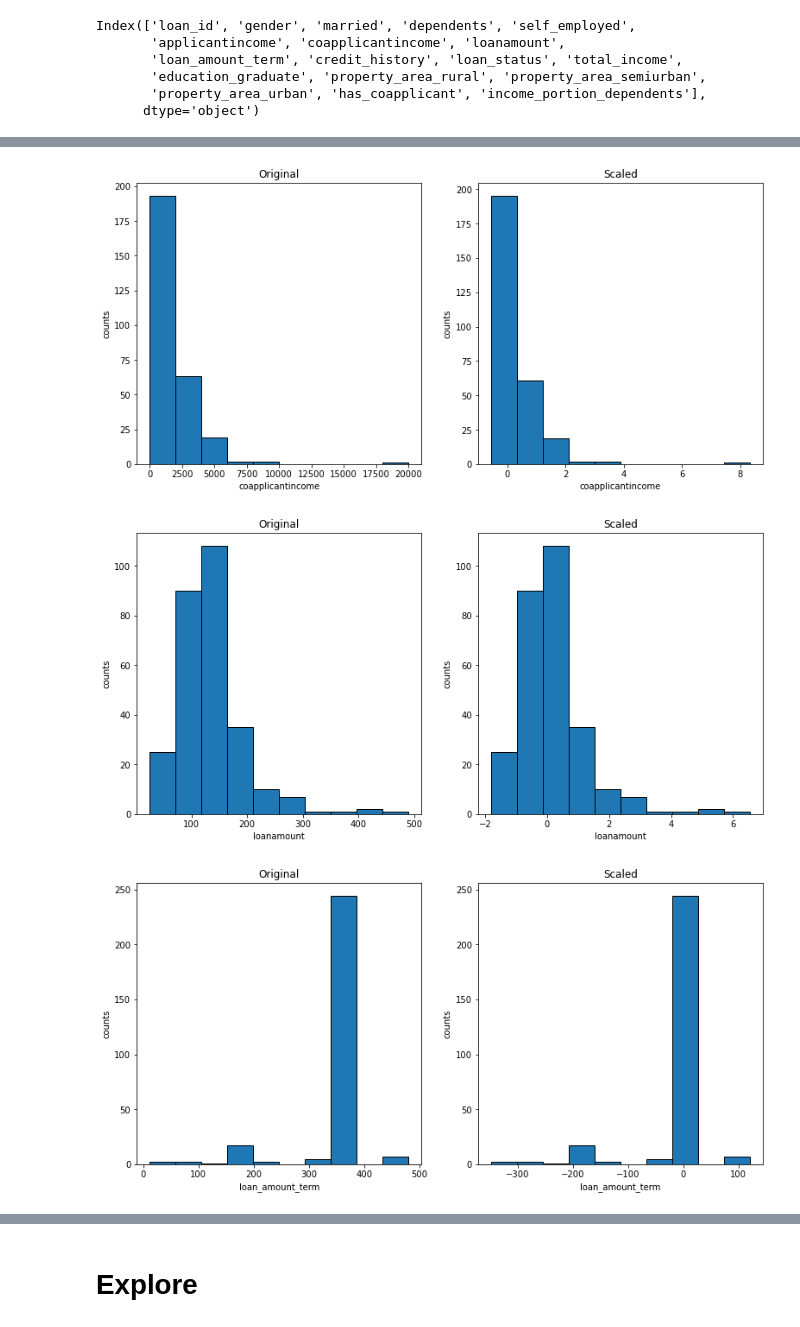
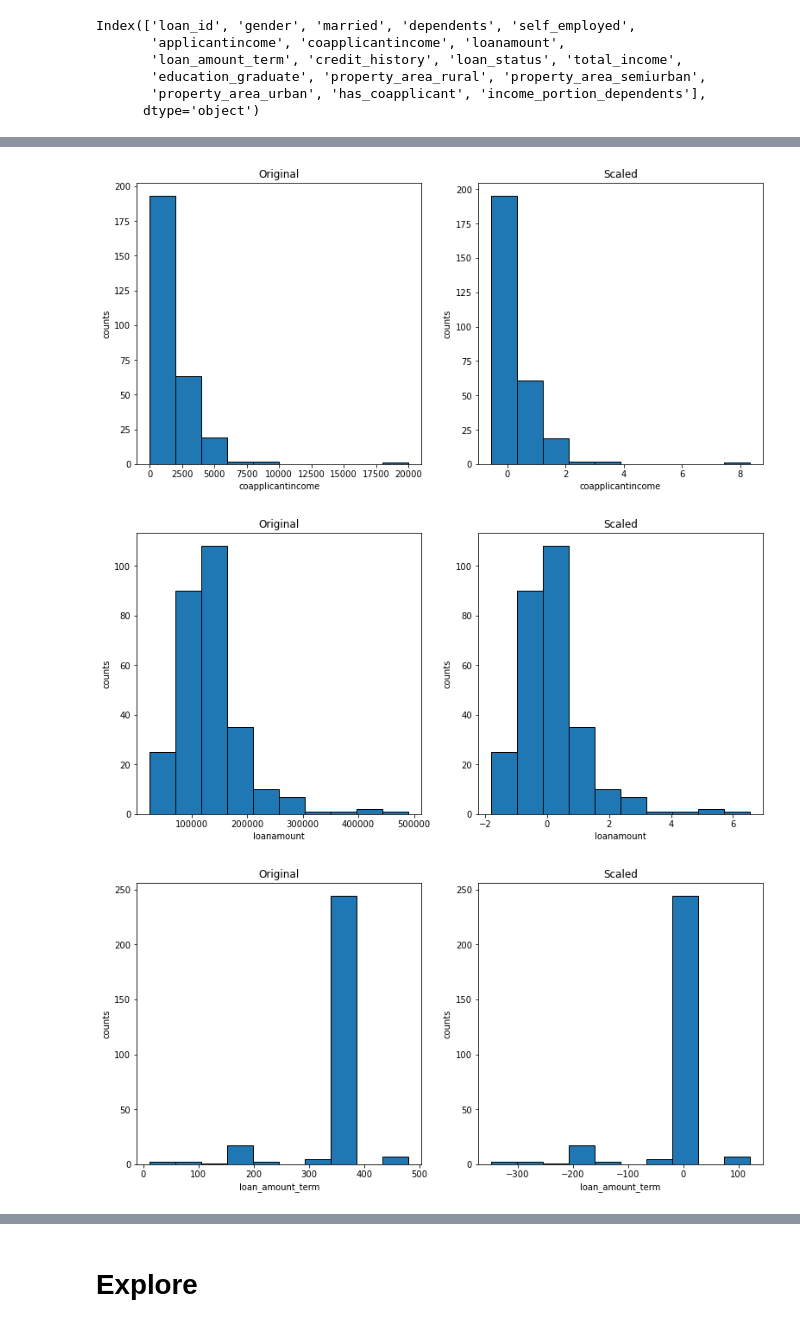
Before and after one commit to cindyvillanuevads/individual_project, a Jupyter notebook: loan_application_project.ipynb, the cells around one changed output, grey strips where cells are left out. Saved outputs shown, nothing was run; the diff lists cells and outputs as text; code cells hidden in the pictures.

```diff
--- a/loan_application_project.ipynb
+++ b/loan_application_project.ipynb
@@ -240,3 +243,5 @@ There are 1 columns that have missing values.
+# %%
+df['loanamount'] = df.loanamount * 1000
 # %% [markdown]
 for this I'm going to use simple imputer after the split ( I will use mean)
 # %%
@@ -457,11 +483,11 @@ Index(['loan_id', 'gender', 'married', 'dependents', 'self_employed',
 # %%
 cols = [ 'applicantincome', 'coapplicantincome', 'loanamount','loan_amount_term', 'total_income', 'income_portion_dependents']
 # %%
-train_scaled, validate_scaled, test_saled = p.scaled_df(train, validate, test, cols , RobustScaler())
+train_scaled, validate_scaled, test_scaled = p.scaled_df(train, validate, test, cols , RobustScaler())
 # %% [output]
 [figure]
 [figure]
-[figure, old version]
+[figure, new version]
 [figure]
 [figure]
 [figure]
```
Also changed, not shown: parts of 89 cells of this notebook.
